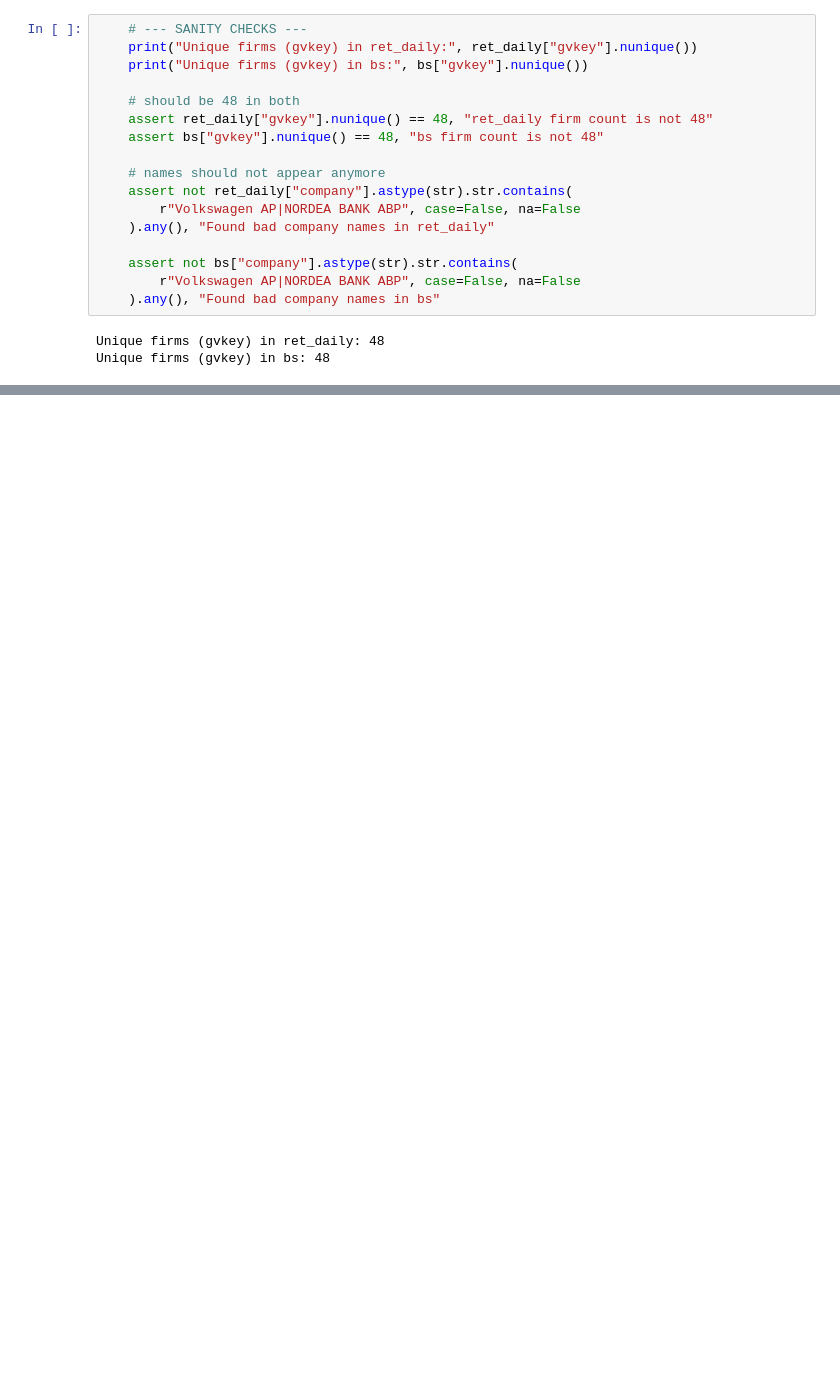
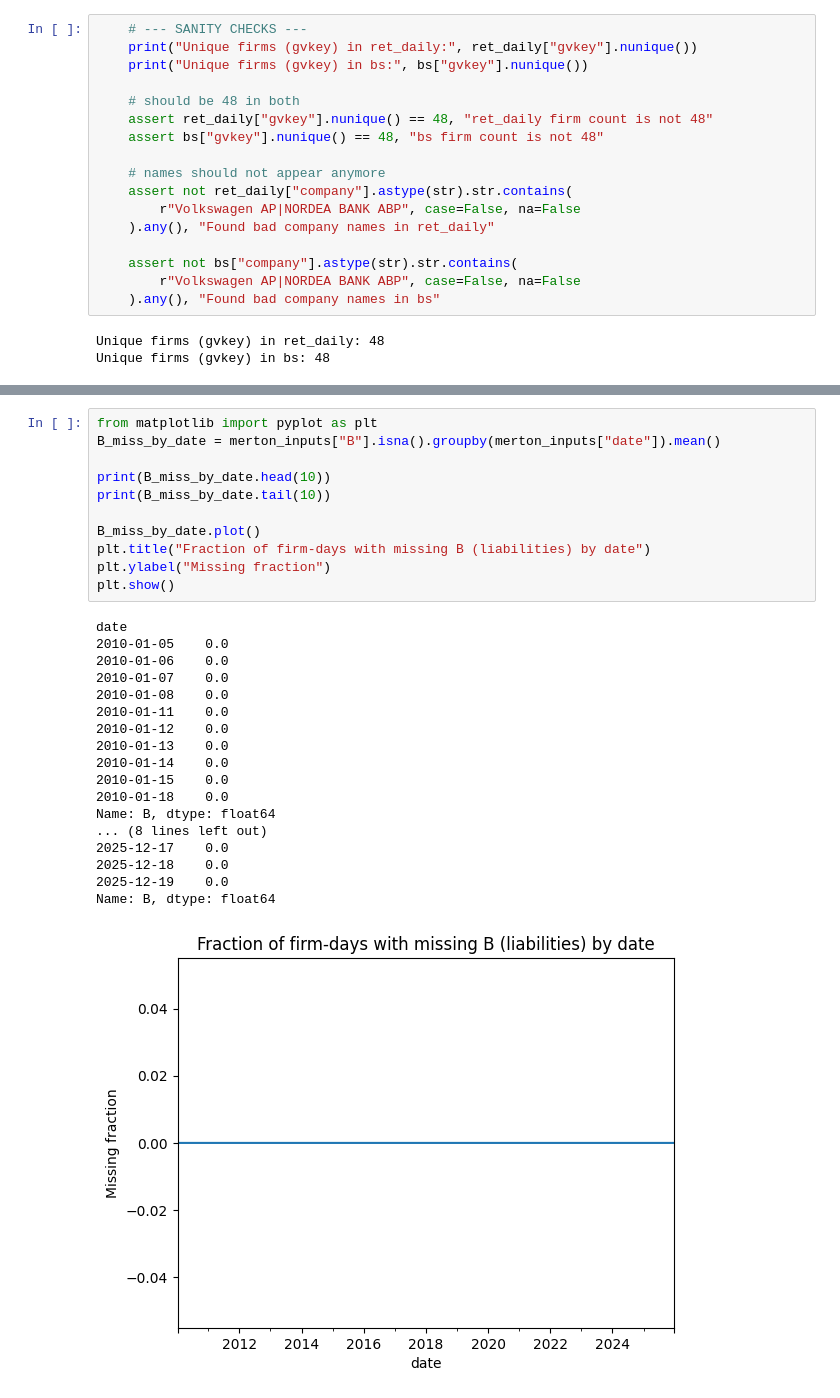
Before and after one commit to keenanveronica/Merton_NIGbayesian, a Jupyter notebook: input_dfs.ipynb, the cells around one changed output, grey strips where cells are left out. Saved outputs shown, nothing was run; the diff lists cells and outputs as text; blank space fills up the shorter version.

Commit message:
merton model minor fixes for results, data importing features updated

```diff
--- a/input_dfs.ipynb
+++ b/input_dfs.ipynb
@@ -489,6 +430,36 @@ def prepare_nig_inputs(
                     # skip windows with insufficient or invalid data
                     continue
     return df, em_inputs
+# %%
+from matplotlib import pyplot as plt
+B_miss_by_date = merton_inputs["B"].isna().groupby(merton_inputs["date"]).mean()
+
+print(B_miss_by_date.head(10))
+print(B_miss_by_date.tail(10))
+
+B_miss_by_date.plot()
+plt.title("Fraction of firm-days with missing B (liabilities) by date")
+plt.ylabel("Missing fraction")
+plt.show()
+# %% [output]
+date
+2010-01-05    0.0
+2010-01-06    0.0
+2010-01-07    0.0
+2010-01-08    0.0
+2010-01-11    0.0
+2010-01-12    0.0
+2010-01-13    0.0
+2010-01-14    0.0
+2010-01-15    0.0
+2010-01-18    0.0
+Name: B, dtype: float64
+... (8 lines left out)
+2025-12-17    0.0
+2025-12-18    0.0
+2025-12-19    0.0
+Name: B, dtype: float64
+[figure, added]
 # %%
 df_merton = prepare_merton_inputs(ret_daily, bs, df_rf)
 df_nig_panel, nig_em_data = prepare_nig_inputs(ret_daily, bs, df_rf)
```
Also changed, not shown: parts of 4 cells of this notebook, 4 other files.
